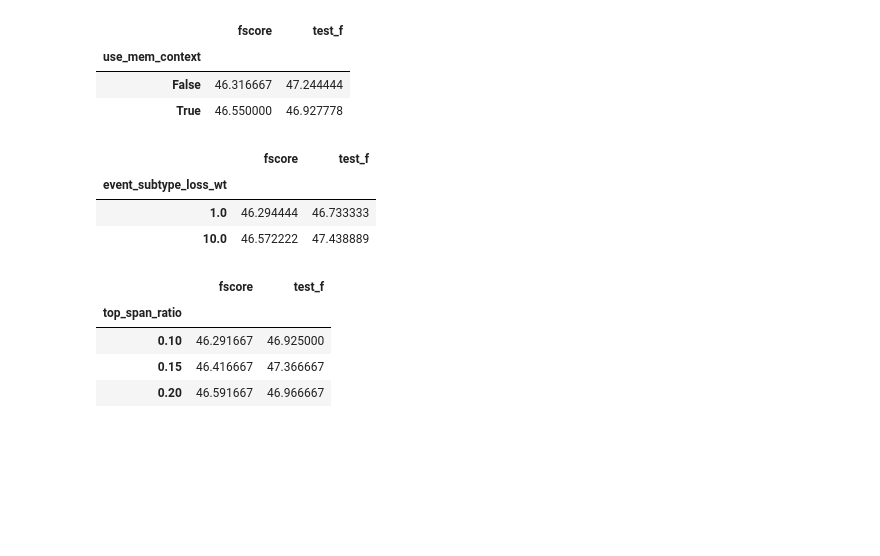
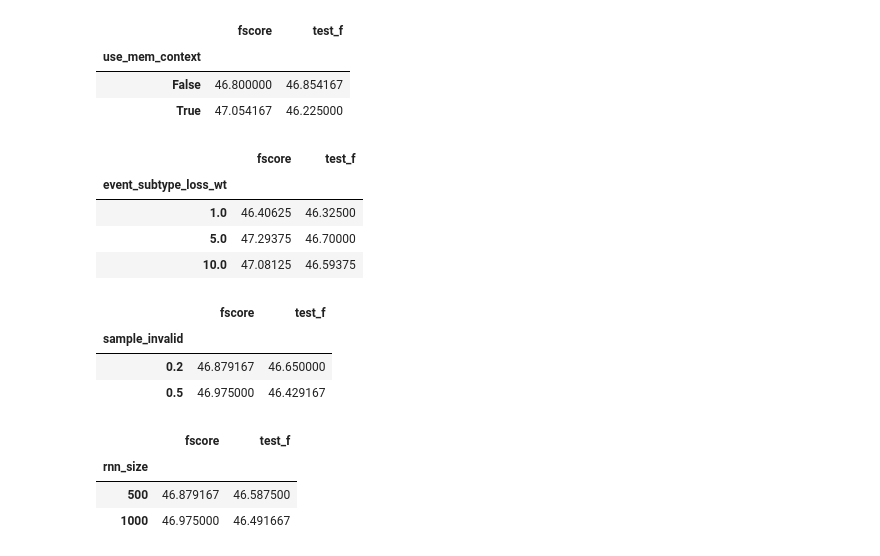
Before and after one commit to shtoshni/events, a Jupyter notebook: notebooks/kbp_2015/Slurm Aggregation.ipynb, the cells around one changed output. Drawn from its saved outputs; the diff is of its cells as text; code cells hidden in the pictures; blank space fills up the shorter version.

```diff
--- a/notebooks/kbp_2015/Slurm Aggregation.ipynb
+++ b/notebooks/kbp_2015/Slurm Aggregation.ipynb
@@ -8,7 +8,7 @@ from collections import defaultdict
 # %%
 # perf_dir = "/home/shtoshni/Research/events/models/perf"
 perf_dir = "/share/data/speech/shtoshni/research/events/models/perf"
-slurm_id_list = ["6425048"]  #"6407936"
+slurm_id_list = ["6437008"]  #"6407936"
 
 files = []
 
@@ -96,20 +106,27 @@ perf_df.groupby(['use_mem_context'])[['fscore', 'test_f']].mean()
 # %% [output]
 |  | fscore | test_f |
 | use_mem_context |  |  |
-| False | 46.316667 | 47.244444 |
-| True | 46.550000 | 46.927778 |
+| False | 46.800000 | 46.854167 |
+| True | 47.054167 | 46.225000 |
 # %%
 perf_df.groupby(['event_subtype_loss_wt'])[['fscore', 'test_f']].mean()
 # %% [output]
 |  | fscore | test_f |
 | event_subtype_loss_wt |  |  |
-| 1.0 | 46.294444 | 46.733333 |
-| 10.0 | 46.572222 | 47.438889 |
+| 1.0 | 46.40625 | 46.32500 |
+| 5.0 | 47.29375 | 46.70000 |
+| 10.0 | 47.08125 | 46.59375 |
 # %%
-perf_df.groupby(['top_span_ratio'])[['fscore', 'test_f']].mean()
+perf_df.groupby(['sample_invalid'])[['fscore', 'test_f']].mean()
 # %% [output]
 |  | fscore | test_f |
-| top_span_ratio |  |  |
-| 0.10 | 46.291667 | 46.925000 |
-| 0.15 | 46.416667 | 47.366667 |
-| 0.20 | 46.591667 | 46.966667 |
+| sample_invalid |  |  |
+| 0.2 | 46.879167 | 46.650000 |
+| 0.5 | 46.975000 | 46.429167 |
+# %%
+perf_df.groupby(['rnn_size'])[['fscore', 'test_f']].mean()
+# %% [output]
+|  | fscore | test_f |
+| rnn_size |  |  |
+| 500 | 46.879167 | 46.587500 |
+| 1000 | 46.975000 | 46.491667 |
```
Also changed, not shown: parts of 4 cells of this notebook, 4 other files.
